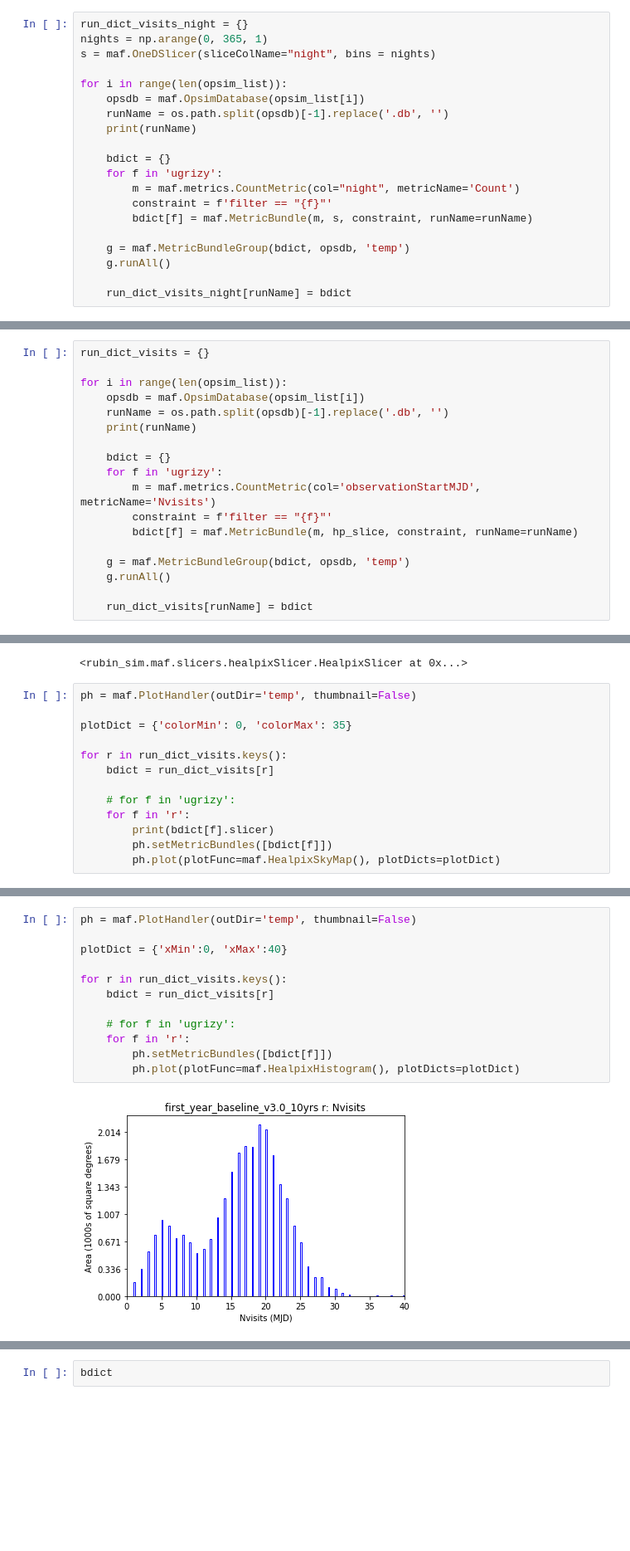
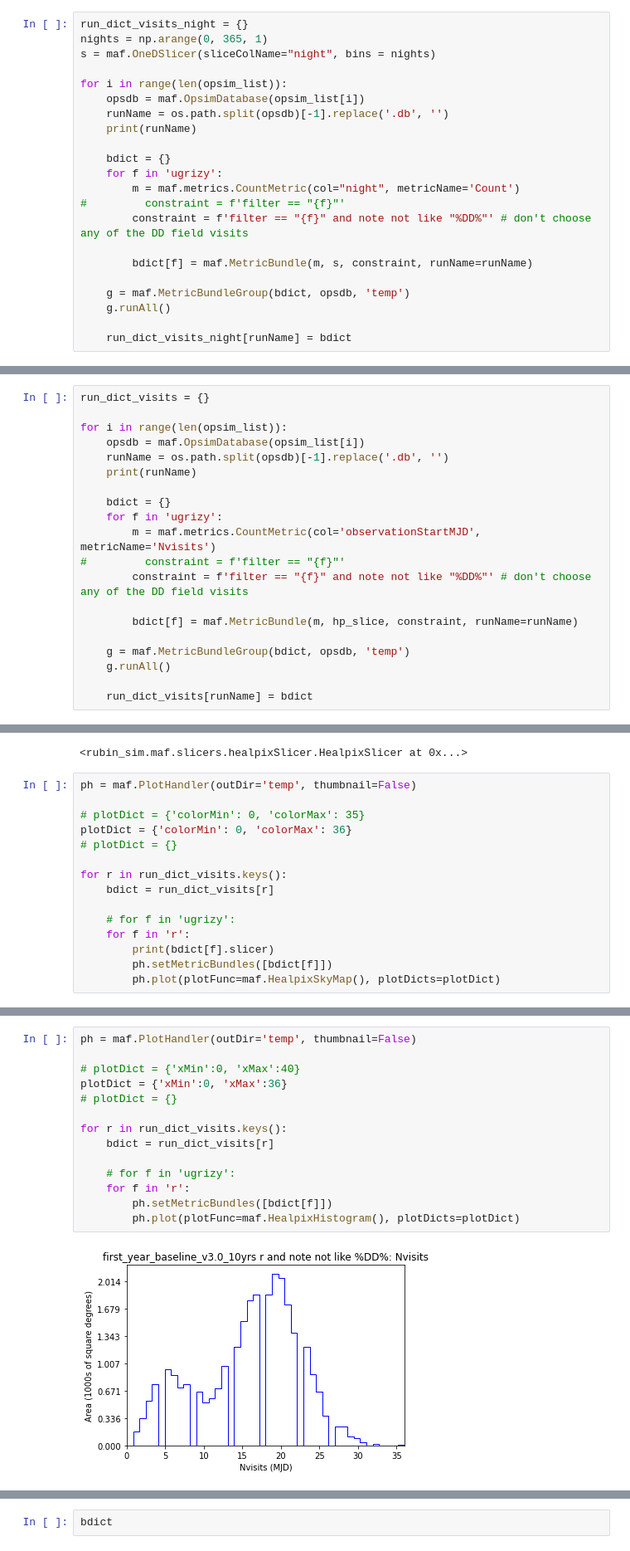
Before and after one commit to jrob93/rubin_templates, a Jupyter notebook: analyse_template_visits.ipynb, the cells around one changed output, grey strips where cells are left out. Shown at 83% size. Drawn from its saved outputs; the diff is of its cells as text; blank space fills up the shorter version.

Commit message:
use note column to exclude deep drilling fields

```diff
--- a/analyse_template_visits.ipynb
+++ b/analyse_template_visits.ipynb
@@ -90,7 +90,9 @@ for i in range(len(opsim_list)):
     bdict = {}
     for f in 'ugrizy':
         m = maf.metrics.CountMetric(col="night", metricName='Count')
-        constraint = f'filter == "{f}"'
+#         constraint = f'filter == "{f}"'
+        constraint = f'filter == "{f}" and note not like "%DD%"' # don't choose any of the DD field visits
+
         bdict[f] = maf.MetricBundle(m, s, constraint, runName=runName)
 
     g = maf.MetricBundleGroup(bdict, opsdb, 'temp')
@@ -275,7 +309,9 @@ for i in range(len(opsim_list)):
     bdict = {}
     for f in 'ugrizy':
         m = maf.metrics.CountMetric(col='observationStartMJD', metricName='Nvisits')
-        constraint = f'filter == "{f}"'
+#         constraint = f'filter == "{f}"'
+        constraint = f'filter == "{f}" and note not like "%DD%"' # don't choose any of the DD field visits
+
         bdict[f] = maf.MetricBundle(m, hp_slice, constraint, runName=runName)
 
     g = maf.MetricBundleGroup(bdict, opsdb, 'temp')
@@ -319,7 +355,9 @@ bdict["r"].slicer
 # %%
 ph = maf.PlotHandler(outDir='temp', thumbnail=False)
 
-plotDict = {'colorMin': 0, 'colorMax': 35}
+# plotDict = {'colorMin': 0, 'colorMax': 35}
+plotDict = {'colorMin': 0, 'colorMax': 36}
+# plotDict = {}
 
 for r in run_dict_visits.keys():
     bdict = run_dict_visits[r]
@@ -345,14 +383,16 @@ for r in run_dict_visits.keys():
 # %%
 ph = maf.PlotHandler(outDir='temp', thumbnail=False)
 
-plotDict = {'xMin':0, 'xMax':40}
+# plotDict = {'xMin':0, 'xMax':40}
+plotDict = {'xMin':0, 'xMax':36}
+# plotDict = {}
 
 for r in run_dict_visits.keys():
     bdict = run_dict_visits[r]
 
     # for f in 'ugrizy':
     for f in 'r':
         ph.setMetricBundles([bdict[f]])
         ph.plot(plotFunc=maf.HealpixHistogram(), plotDicts=plotDict)
 # %% [output]
-[figure, old version]
+[figure, new version]
```
Also changed, not shown: parts of 13 cells of this notebook.
